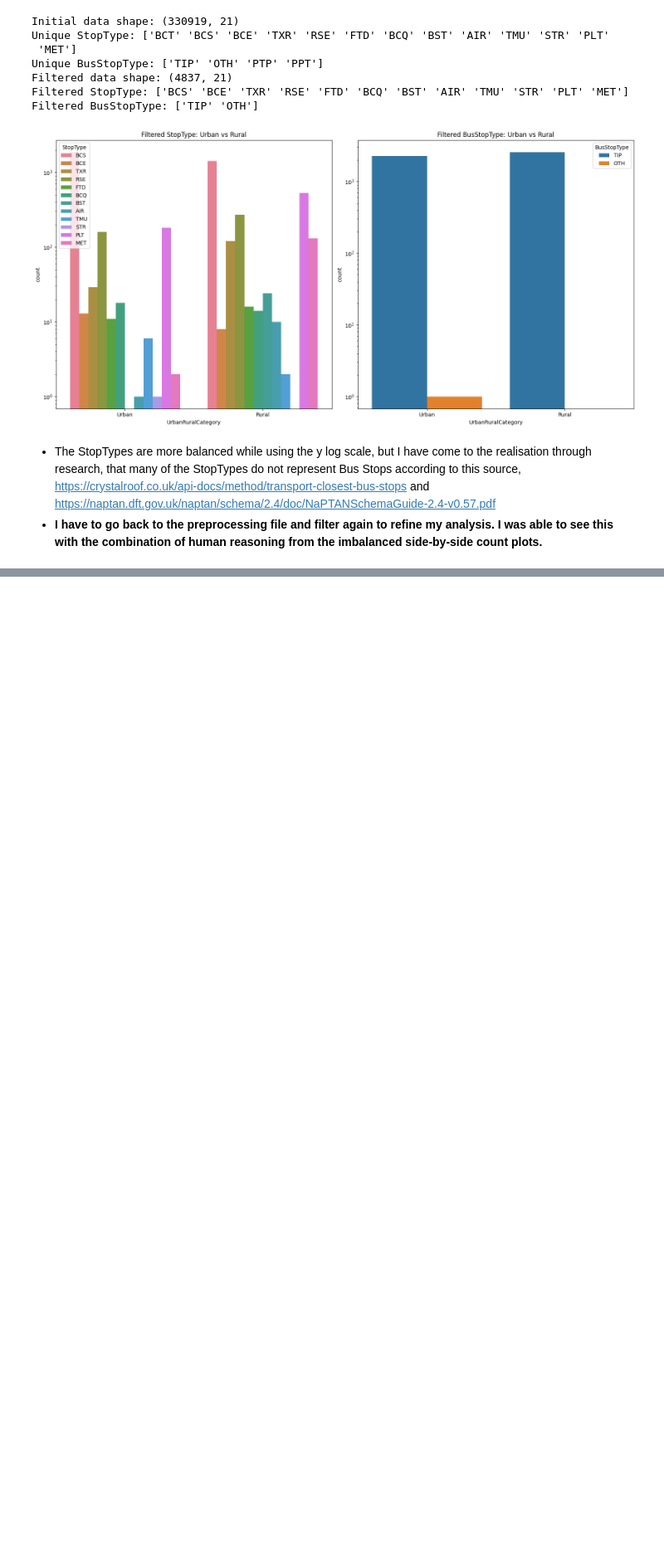
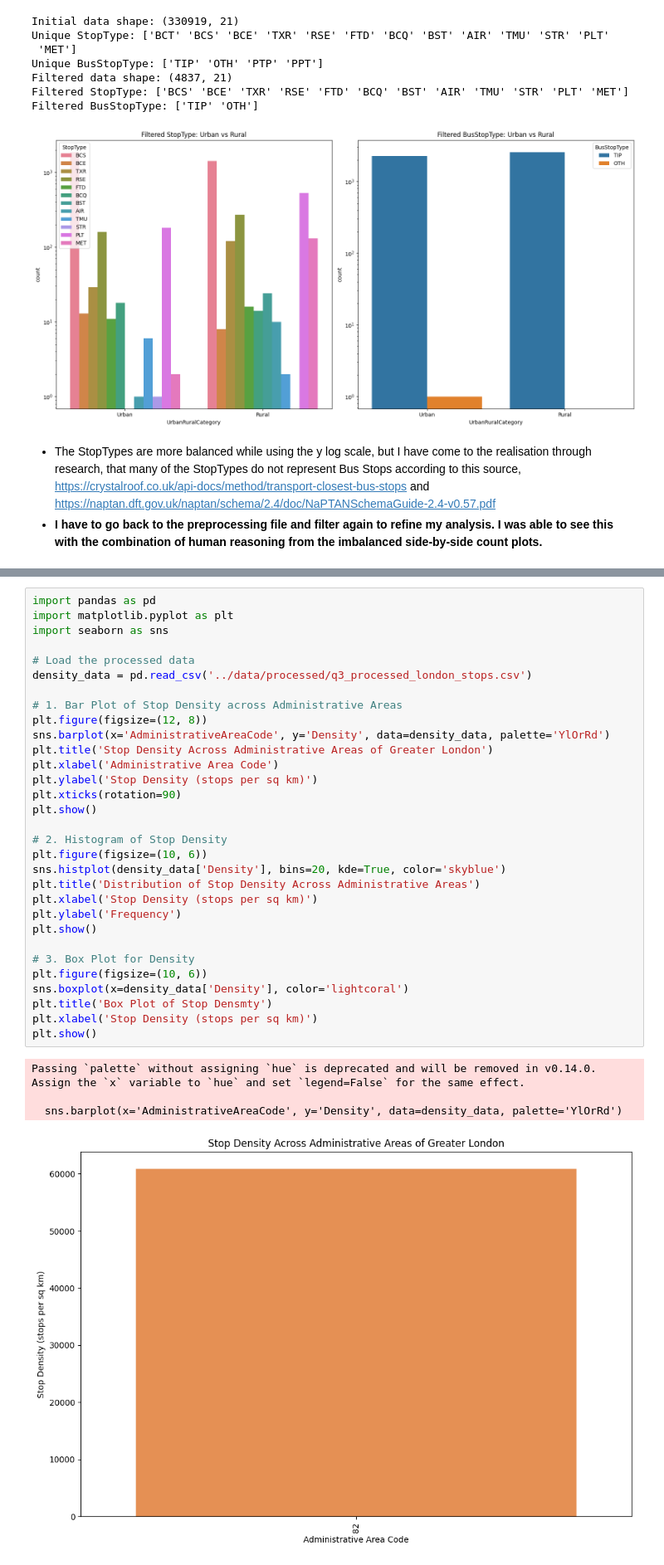
Before and after one commit to CharlieMaguire1/visual_analytics_naptan_disparities_project, a Jupyter notebook: notebooks/visual_analytics.ipynb, the cells around one changed output, grey strips where cells are left out. Shown: that part at 83% size. Saved outputs shown, nothing was run; the diff lists cells and outputs as text; blank space fills up the shorter version.

```diff
--- a/notebooks/visual_analytics.ipynb
+++ b/notebooks/visual_analytics.ipynb
@@ -263,0 +420,36 @@ plt.show()
+# %%
+import pandas as pd
+import matplotlib.pyplot as plt
+import seaborn as sns
+
+# Load the processed data
+density_data = pd.read_csv('../data/processed/q3_processed_london_stops.csv')
+
+# 1. Bar Plot of Stop Density across Administrative Areas
+plt.figure(figsize=(12, 8))
+sns.barplot(x='AdministrativeAreaCode', y='Density', data=density_data, palette='YlOrRd')
+plt.title('Stop Density Across Administrative Areas of Greater London')
+plt.xlabel('Administrative Area Code')
+plt.ylabel('Stop Density (stops per sq km)')
+plt.xticks(rotation=90)
+plt.show()
+
+# 2. Histogram of Stop Density
+plt.figure(figsize=(10, 6))
+sns.histplot(density_data['Density'], bins=20, kde=True, color='skyblue')
+plt.title('Distribution of Stop Density Across Administrative Areas')
+plt.xlabel('Stop Density (stops per sq km)')
+plt.ylabel('Frequency')
+plt.show()
+
+# 3. Box Plot for Density
+plt.figure(figsize=(10, 6))
+sns.boxplot(x=density_data['Density'], color='lightcoral')
+plt.title('Box Plot of Stop Densmty')
+plt.xlabel('Stop Density (stops per sq km)')
+plt.show()
+# %% [output]
+Passing `palette` without assigning `hue` is deprecated and will be removed in v0.14.0. Assign the `x` variable to `hue` and set `legend=False` for the same effect.
+
+  sns.barplot(x='AdministrativeAreaCode', y='Density', data=density_data, palette='YlOrRd')
+[figure, added]
```
Also changed, not shown: parts of 27 cells of this notebook, 15 other files.
